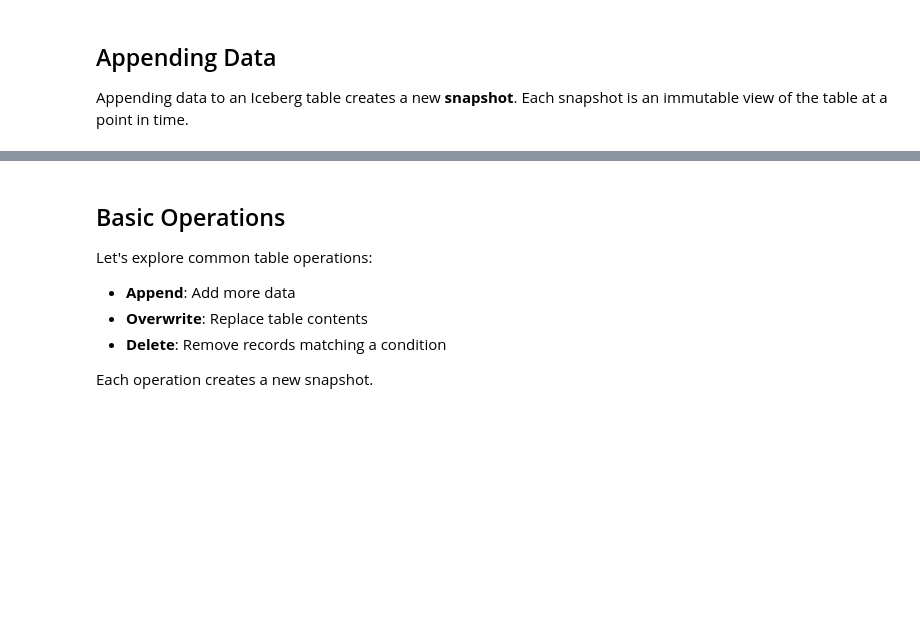
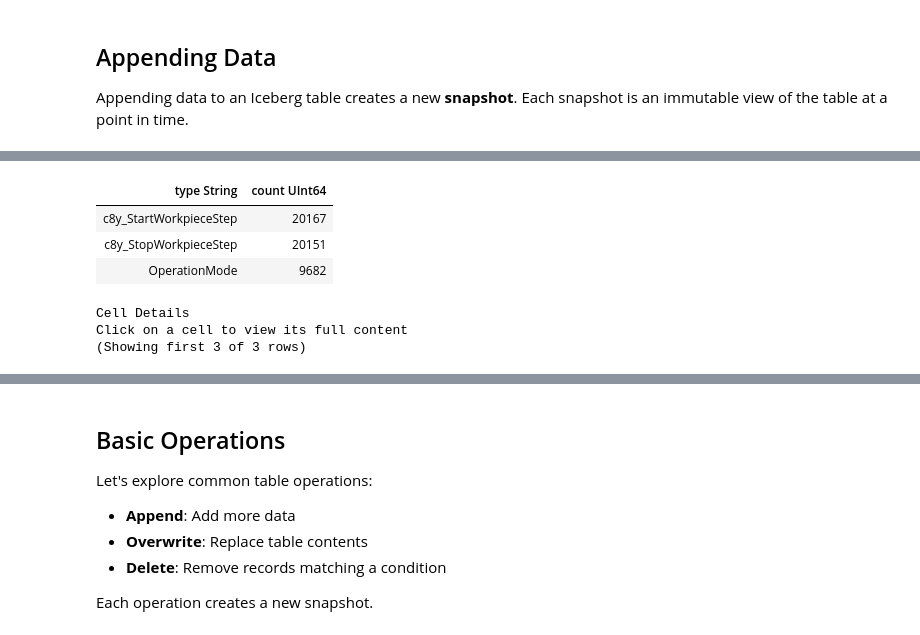
Before and after one commit to Cumulocity-IoT/knee-deep-in-the-lake, a Jupyter notebook: 02_iceberg/01_getting_started.ipynb, the cells around one changed output, grey strips where cells are left out. Cells and saved outputs as stored; diff of their text form; code cells hidden in the pictures; blank space fills up the shorter version.

```diff
--- a/02_iceberg/01_getting_started.ipynb
+++ b/02_iceberg/01_getting_started.ipynb
@@ -288,18 +311,17 @@ df.show(5)
 # %%
-# SQL query: Count total events
-print("Total events:")
-daft.sql("""
-    SELECT COUNT(*) as total
-    FROM df
-""").show()
-
-# SQL query: Top event types
-print("\nTop 10 event types:")
+# Count the number of events by type
 daft.sql("""
     SELECT type, COUNT(*) as count
     FROM df
     GROUP BY type
     ORDER BY count DESC
-    LIMIT 10
 """).show()
+# %% [output]
+| type String | count UInt64 |
+| c8y_StartWorkpieceStep | 20167 |
+| c8y_StopWorkpieceStep | 20151 |
+| OperationMode | 9682 |
+Cell Details
+Click on a cell to view its full content
+(Showing first 3 of 3 rows)
 # %%
```
Also changed, not shown: parts of 25 cells of this notebook, 6 other files.
